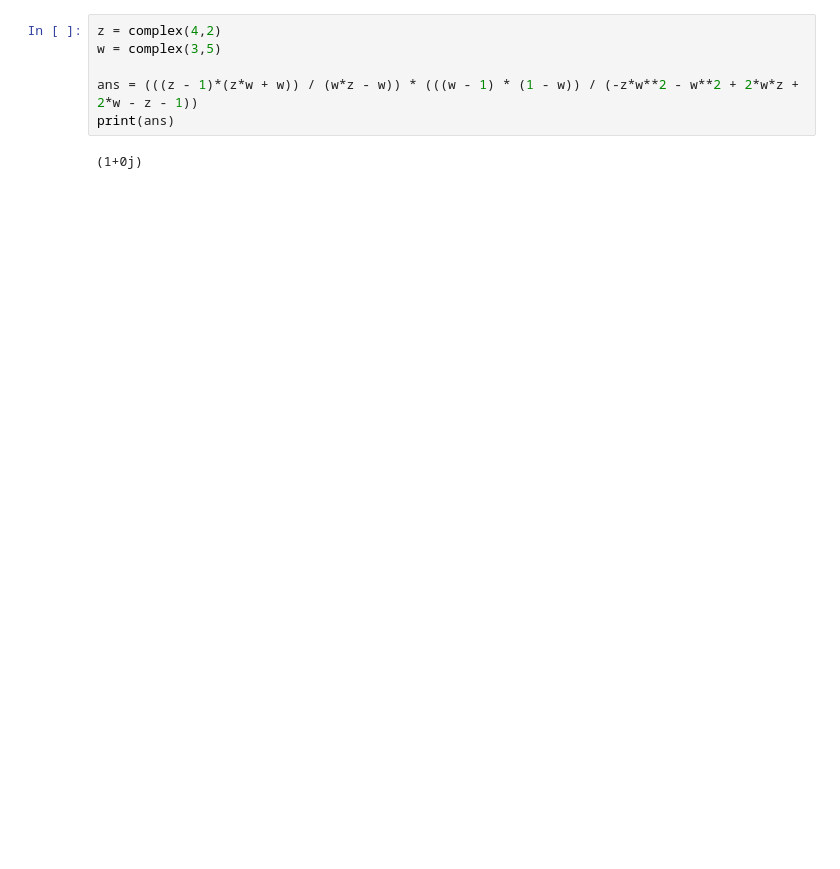
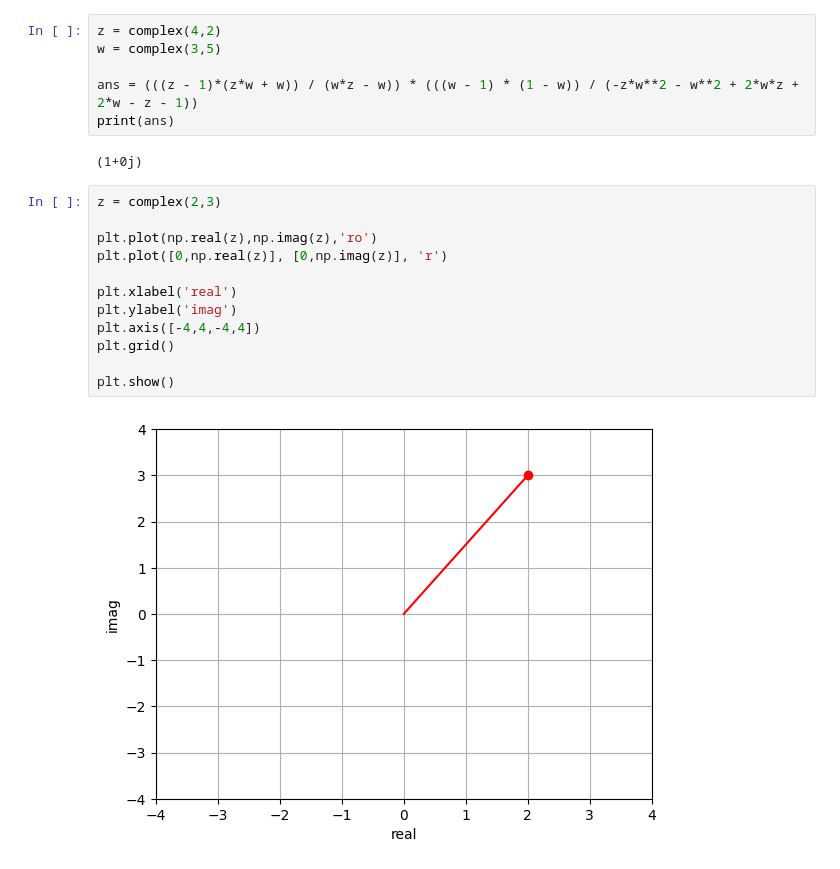
Before and after one commit to rtharris619/ProjectMath, a Jupyter notebook: Algebra2/algebra.ipynb, the cells around one changed output. Saved outputs shown, nothing was run; the diff lists cells and outputs as text; blank space fills up the shorter version.

```diff
--- a/Algebra2/algebra.ipynb
+++ b/Algebra2/algebra.ipynb
@@ -326,3 +326,17 @@ ans = (((z - 1)*(z*w + w)) / (w*z - w)) * (((w - 1) * (1 - w)) / (-z*w**2 - w**2
 print(ans)
 # %% [output]
 (1+0j)
+# %%
+z = complex(2,3)
+
+plt.plot(np.real(z),np.imag(z),'ro')
+plt.plot([0,np.real(z)], [0,np.imag(z)], 'r')
+
+plt.xlabel('real')
+plt.ylabel('imag')
+plt.axis([-4,4,-4,4])
+plt.grid()
+
+plt.show()
+# %% [output]
+[figure, added]
```
Also changed, not shown: parts of 18 cells of this notebook.
